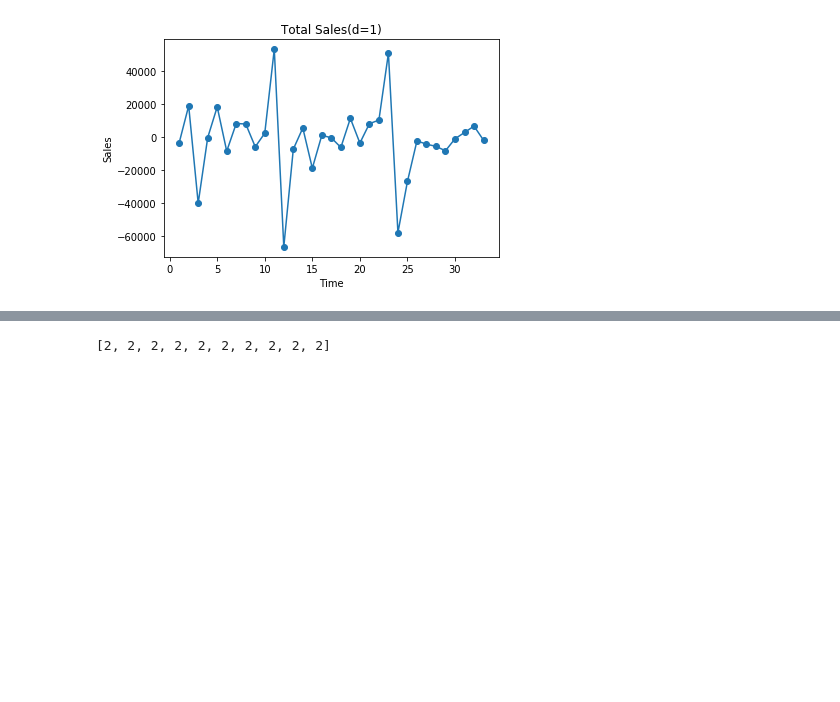
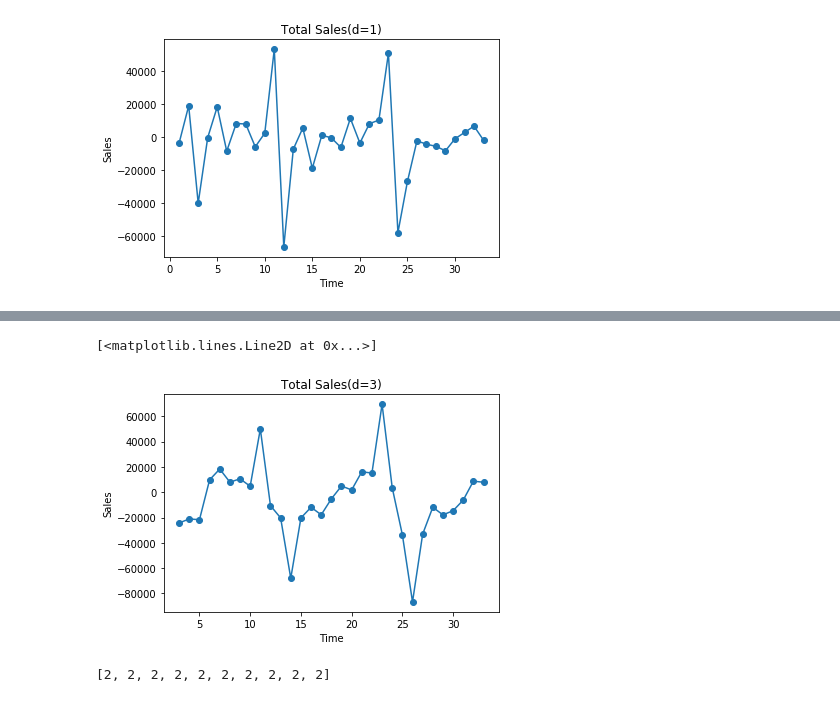
Before and after one commit to PaulGuo5/Predict-Future-Sales, a Jupyter notebook: arima.ipynb, the cells around one changed output, grey strips where cells are left out. Saved outputs shown, nothing was run; the diff lists cells and outputs as text; code cells hidden in the pictures; blank space fills up the shorter version.

```diff
--- a/arima.ipynb
+++ b/arima.ipynb
@@ -227,3 +237,13 @@ plt.plot(item_cnt_day_group_diff, marker='o')
+# %%
+item_cnt_day_group_diff = total_monthlysales['item_cnt_day_group'].diff(periods=3)
+item_cnt_day_group_diff
+plt.title("Total Sales(d=3)")
+plt.xlabel("Time")
+plt.ylabel("Sales")
+plt.plot(item_cnt_day_group_diff, marker='o')
+# %% [output]
+[<matplotlib.lines.Line2D at 0x...>]
+[figure, added]
 # %%
 #arima predict
 
```
Also changed, not shown: parts of 4 cells of this notebook.
